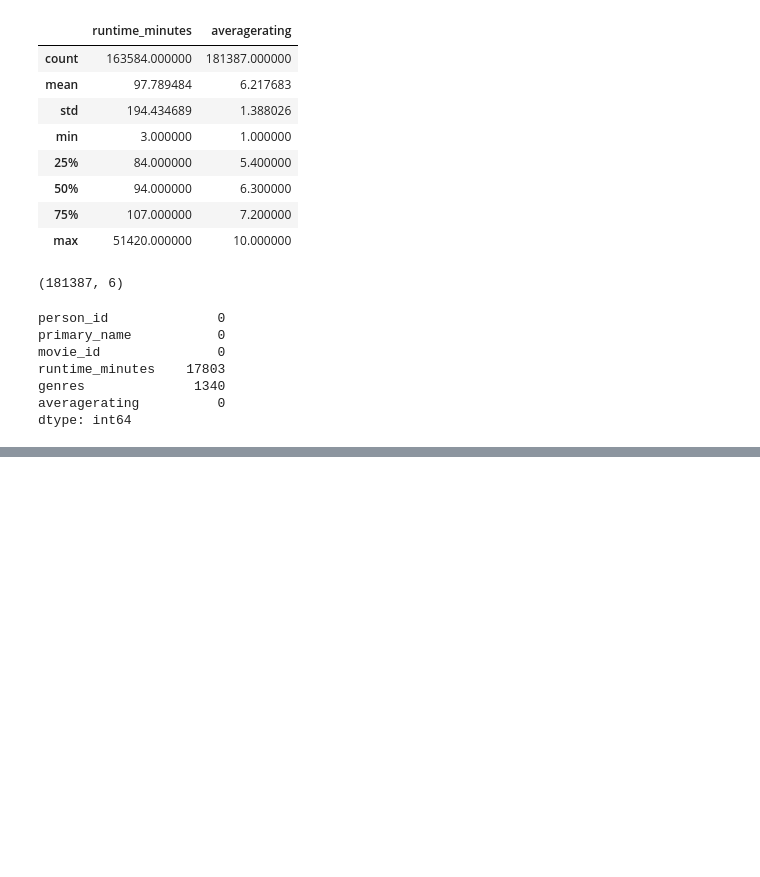
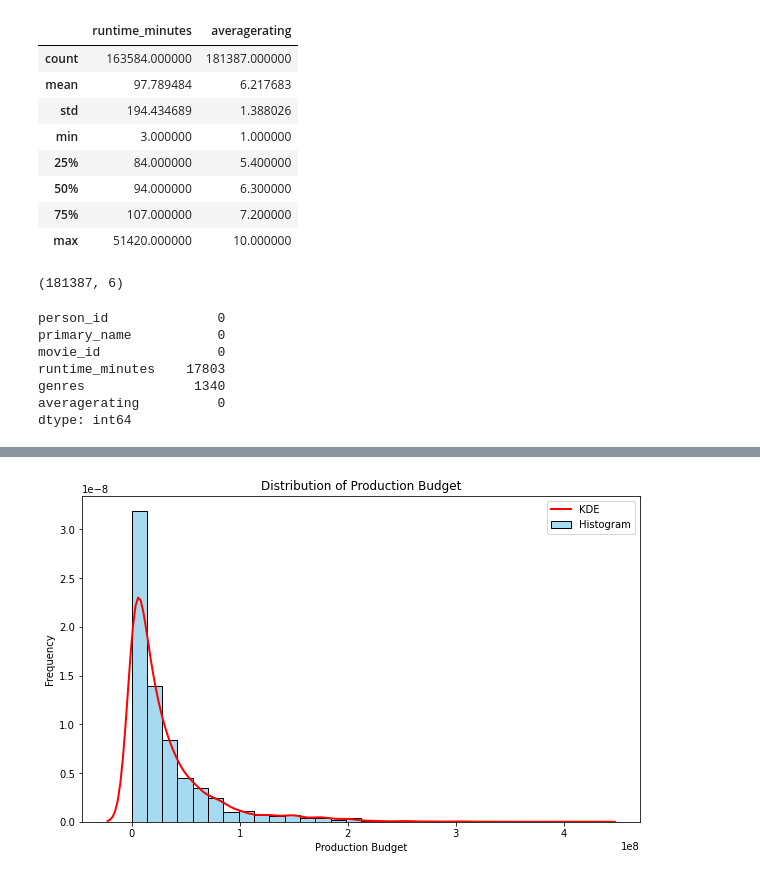
Before and after one commit to Julie97-wb/group6, a Jupyter notebook: main.ipynb, the cells around one changed output, grey strips where cells are left out. Saved outputs shown, nothing was run; the diff lists cells and outputs as text; code cells hidden in the pictures; blank space fills up the shorter version.

```diff
--- a/main.ipynb
+++ b/main.ipynb
@@ -153,8 +260,9 @@ assert (tn_df['worldwide_gross']== 0).sum()==0
 # %% [markdown]
 Now we will create a profit column that will allow us to see the profitability of each movie.
 # %%
-# Subtracting the production_budget from the worldwide_gross
-tn_df['profit']= (tn_df['worldwide_gross']-tn_df['production_budget'])
-# Previewing the first five
+# Subtracting the production_budget from the worldwide_gross to calculate profit
+tn_df['profit'] = tn_df['worldwide_gross'] - tn_df['production_budget']
+
+# Previewing the first five rows
 tn_df.head()
 # %% [output]
@@ -297,0 +394,18 @@ dtype: object
+# %%
+import matplotlib.pyplot as plt
+import seaborn as sns
+
+# Ensure the production_budget column is numeric
+tn_df['production_budget'] = tn_df['production_budget'].replace('[\$,]', '', regex=True).astype(float)
+
+# Plotting Histogram and KDE together
+plt.figure(figsize=(10, 6))
+sns.histplot(tn_df['production_budget'], bins=30, color='skyblue', edgecolor='black', stat='density', label='Histogram')
+sns.kdeplot(tn_df['production_budget'], color='red', linewidth=2, label='KDE')
+plt.title('Distribution of Production Budget')
+plt.xlabel('Production Budget')
+plt.ylabel('Frequency')
+plt.legend()
+plt.show()
+# %% [output]
+[figure, added]
```
Also changed, not shown: parts of 23 cells of this notebook.
